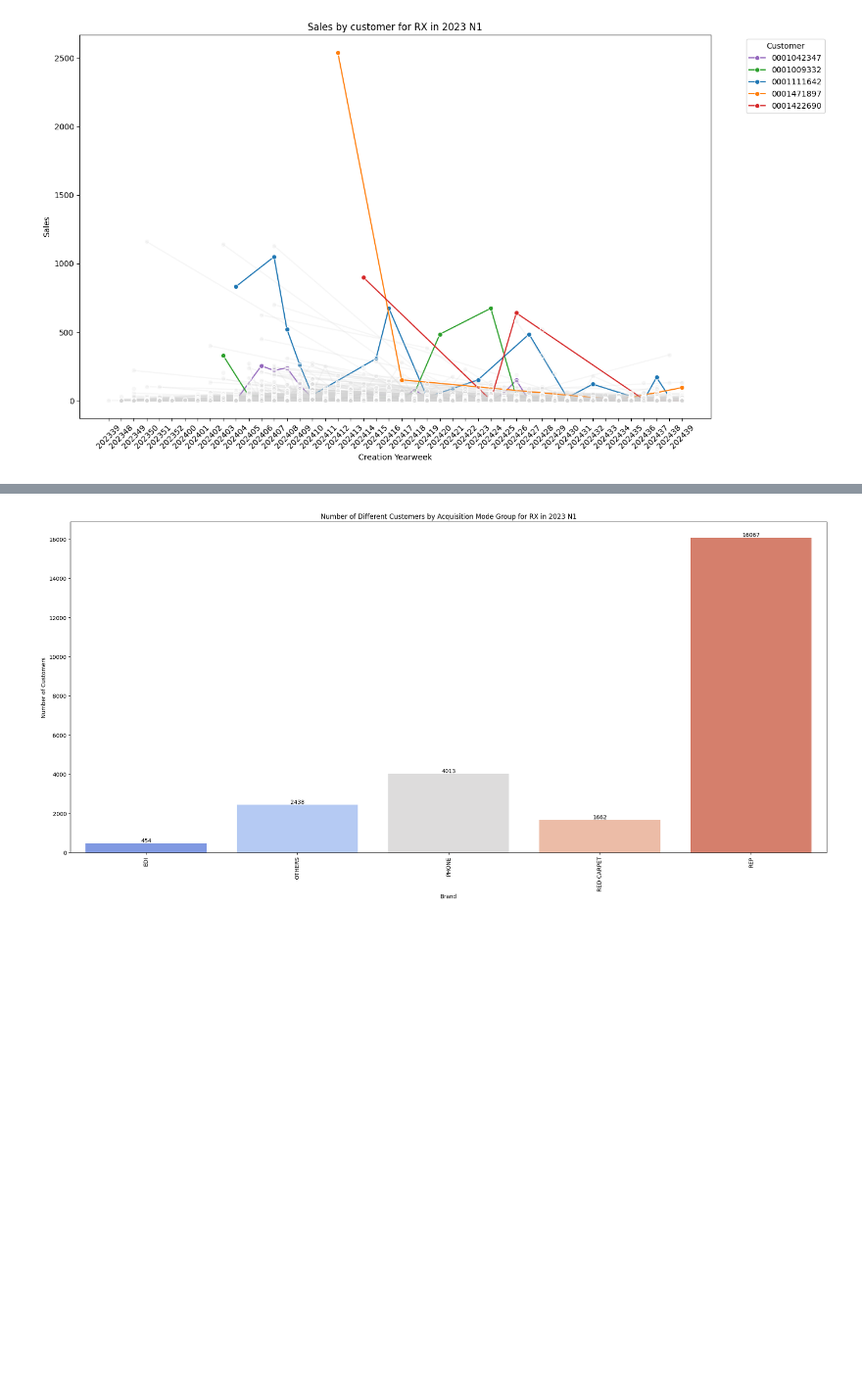
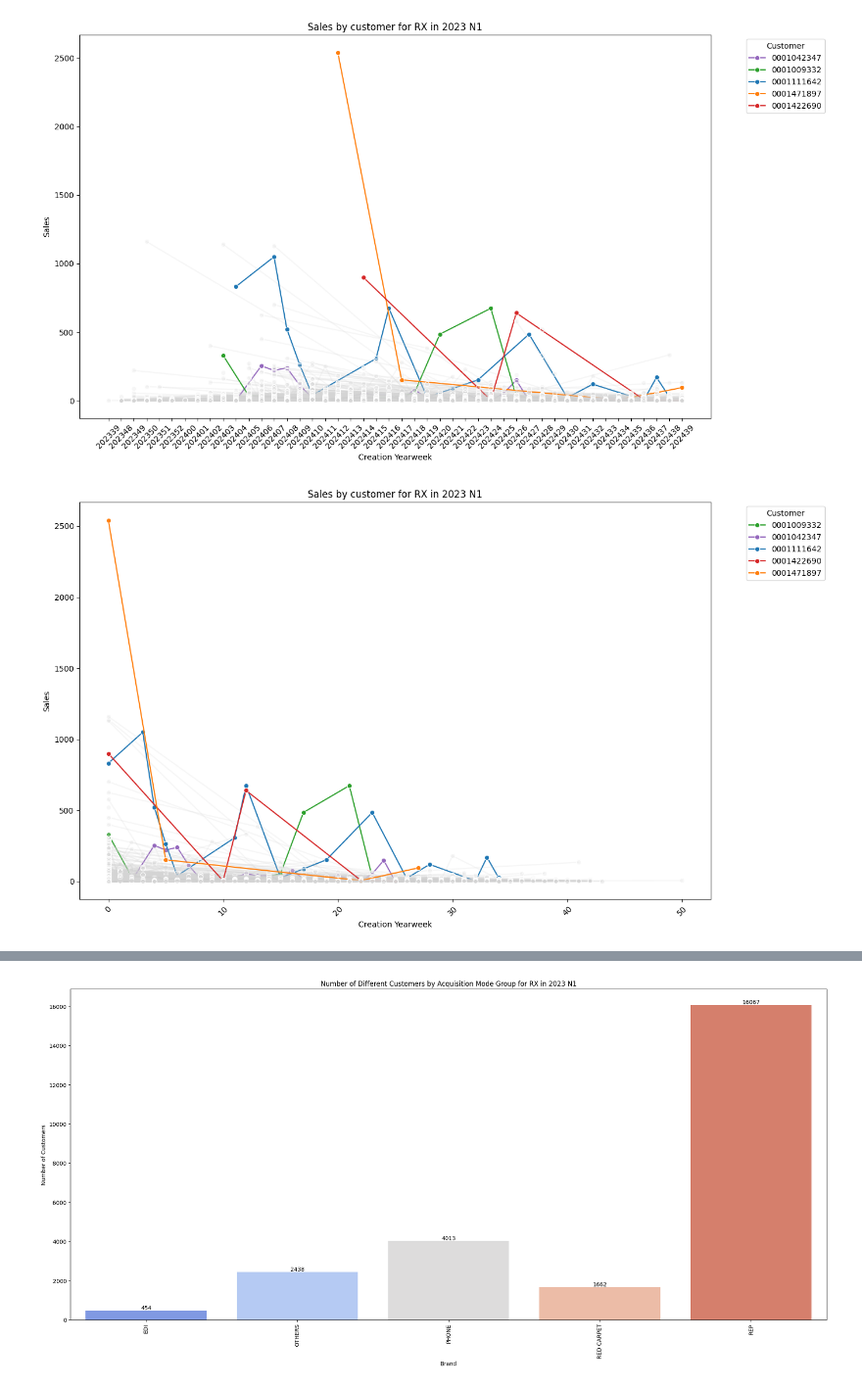
Before and after one commit to MottaDavide/analisi_comp, a Jupyter notebook: notebook/data visualization.ipynb, the cells around one changed output, grey strips where cells are left out. Shown at 98% size. Drawn from its saved outputs; the diff is of its cells as text; code cells hidden in the pictures; blank space fills up the shorter version.

```diff
--- a/notebook/data visualization.ipynb
+++ b/notebook/data visualization.ipynb
@@ -60,3 +60,67 @@ plt.tight_layout()
 plt.show()
 # %% [output]
 [figure]
+# %%
+import datetime
+
+data = df_final.query("brand == @brand & release == @release")
+
+# Creating a new figure and setting its size
+plt.figure(figsize=(14, 8))
+
+# Plot for each customer, where top 5 customers are highlighted and others are in transparent gray
+# Sorting customers based on total qty to ensure consistency in color assignment for top 5
+# Group data by 'common_creation_yearweek' and 'customer' to sum quantities
+grouped_df = data.groupby(['common_creation_yearweek', 'customer', 'first_order'])['qty'].sum().reset_index()
+grouped_df = grouped_df[['customer','common_creation_yearweek', 'first_order', 'qty']].sort_values(by = ['customer','common_creation_yearweek'])
+
+
+
+def from_yyyyww_to_date(yyyyww):
+    yyyyww = str(yyyyww)
+
+    year = int(yyyyww[:4])
+    week = int(yyyyww[4:])
+
+    first_day = datetime.datetime.strptime(f'{year}-W{week}-1', "%Y-W%W-%w")
+
+    return first_day
+
+grouped_df['common_creation_day'] = grouped_df['common_creation_yearweek'].apply(lambda x: from_yyyyww_to_date(x))
+
+
+dict_customer_first_date = grouped_df.query("first_order == True")[['customer', 'common_creation_day']].drop_duplicates().reset_index(drop=True)
+
+
+
+group_df_first = grouped_df.merge(dict_customer_first_date, on = 'customer', suffixes=["",'_first'])
+
+group_df_first['step'] = (group_df_first['common_creation_day'] - group_df_first['common_creation_day_first']).dt.days // 7
+
+
+sorted_customers = group_df_first.groupby('customer')['qty'].sum().sort_values(ascending=False).index
+
+top_customers = group_df_first.groupby('customer')['qty'].sum().nlargest(5).index.tolist()
+
+# Mapping each customer to a color, top 5 get distinct colors, others get transparent gray
+palette = {customer: sns.color_palette()[i] if customer in top_customers else (0.83, 0.83, 0.83, 0.2) for i, customer in enumerate(sorted_customers)}
+
+# Plotting with seaborn lineplot
+sns.lineplot(data=group_df_first, x='step', y='qty', hue='customer', palette=palette, legend='full',  marker='o')
+
+# Adjusting the legend to show top 5 customers only
+handles, labels = plt.gca().get_legend_handles_labels()
+new_handles = [handel  for handel, label in zip(handles, labels) if label in top_customers]
+new_labels = [label  for handel, label in zip(handles, labels) if handel in new_handles]
+
+plt.legend(new_handles, new_labels, title='Customer', bbox_to_anchor=(1.05, 1), loc='upper left')
+
+plt.title(f'Sales by customer for {brand} in {release}')
+plt.xlabel('Creation Yearweek')
+plt.ylabel('Sales')
+plt.xticks(rotation=45)
+plt.tight_layout()
+
+plt.show()
+# %% [output]
+[figure, added]
```
Also changed, not shown: parts of 5 cells of this notebook.
